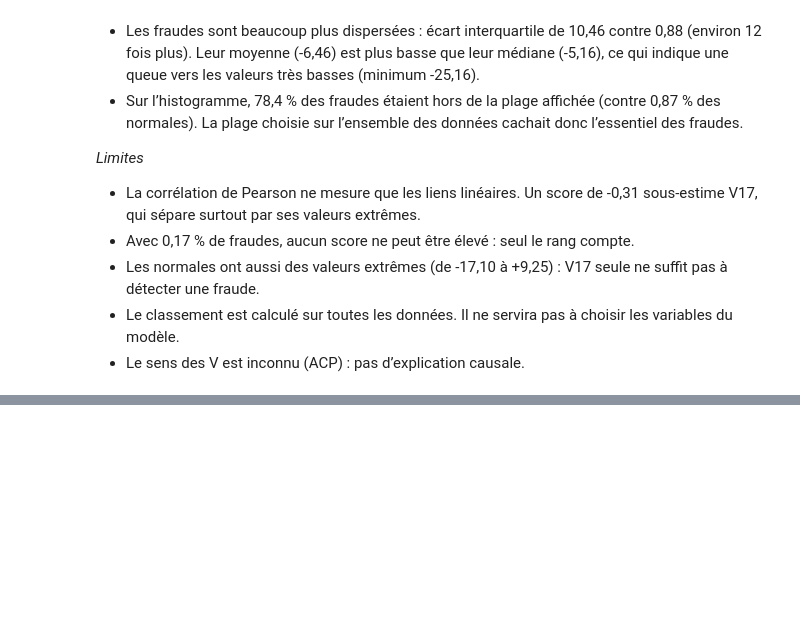
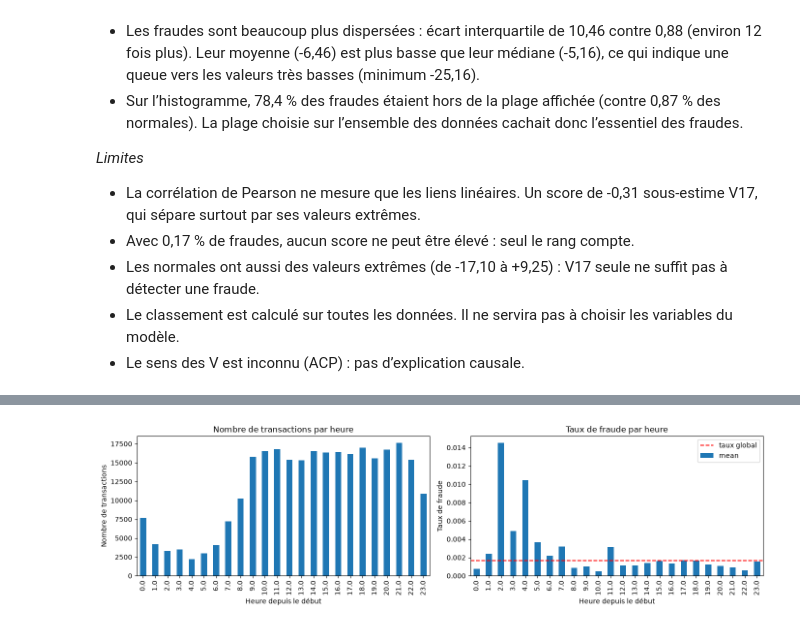
Before and after one commit to safasaaidi/fraud-detection, a Jupyter notebook: notebooks/01_exploration.ipynb, the cells around one changed output, grey strips where cells are left out. Drawn from its saved outputs; the diff is of its cells as text; code cells hidden in the pictures; blank space fills up the shorter version.

Commit message:
ADD Étape 9 : Analyse horaire par exemple l'analyse des pics de fraude selon les heures de la journée pour sélectionner les meilleures variables.

```diff
--- a/notebooks/01_exploration.ipynb
+++ b/notebooks/01_exploration.ipynb
@@ -824,0 +855,8 @@ df_clean.groupby("Class")["V17"].describe()
+# %%
+# on crre la colonne Hour
+# pour que on transmetre les secondes en haure pour que en peut bien visulaiser les 24 h
+df_h=df_clean.copy()
+df_h["Hour"] = (df_h["Time"] // 3600) % 24
+df_h.tail(50)
+#// 3600 transforme les secondes en heures écoulées (0 à 47).
+#% 24 fait recommencer le compte à 0 après 23 : la 2e journée repart de 0 au lieu de continuer à 24, 25, 26...
@@ -824,0 +887,8 @@ df_clean.groupby("Class")["V17"].describe()
+# %%
+# mnt en fait des resumer par heur on regroupe toutes les transaction par heure du cycle et pour chque heure en calcule : combien de transaction , combine de frades , et la proportion de fraudes
+resume=df_h.groupby("Hour")["Class"].agg(["count","sum","mean"])
+#mean nous peret de calculer le taux de fraudes  (moyeenes de 0 et 1)
+print("taille de resume:", len(resume))
+print("la somme de toutes transiction spar heure :",resume["count"].sum())
+print("la somme de toutes les fraudes par heure :",resume["sum"].sum())
+print("le taux de fraudes par heure :\n",resume["mean"]*100)
@@ -824,0 +934,10 @@ df_clean.groupby("Class")["V17"].describe()
+# %%
+#on joute l"etnedue et l'ecart
+taux_global=df_h["Class"].mean()
+#taux globale = le taux de fraudes sur l'e,semeble de heure
+resume["attendu"]= resume["count"]*taux_global
+# attendu= nbr de fraudes que on aurait au hasard dans chaque heure
+#l’attendu est l’estimation logique du nombre de fraudes dans chaque heure, si le risque était le même à toute heure.
+resume["ecart"]=resume["sum"]-resume["attendu"]
+#ecart : observé moins attendu. Positif = plus de fraudes que prévu, négatif = moins.
+resume.head(24).sort_values("ecart",ascending=False )
@@ -824,0 +963,18 @@ df_clean.groupby("Class")["V17"].describe()
+# %%
+fig, axes = plt.subplots(1, 2, figsize=(14, 4))
+resume["count"].plot(kind="bar", ax=axes[0])
+resume["mean"].plot(kind="bar", ax=axes[1])
+axes[1].axhline(taux_global, color="red", linestyle="--", label="taux global")
+
+axes[0].set_title("Nombre de transactions par heure")
+axes[0].set_xlabel("Heure depuis le début")
+axes[0].set_ylabel("Nombre de transactions")
+axes[1].set_title("Taux de fraude par heure")
+axes[1].set_xlabel("Heure depuis le début")
+axes[1].set_ylabel("Taux de fraude")
+axes[1].legend()
+
+plt.tight_layout()
+plt.show()
+# %% [output]
+[figure, added]
```
Also changed, not shown: parts of 13 cells of this notebook.
